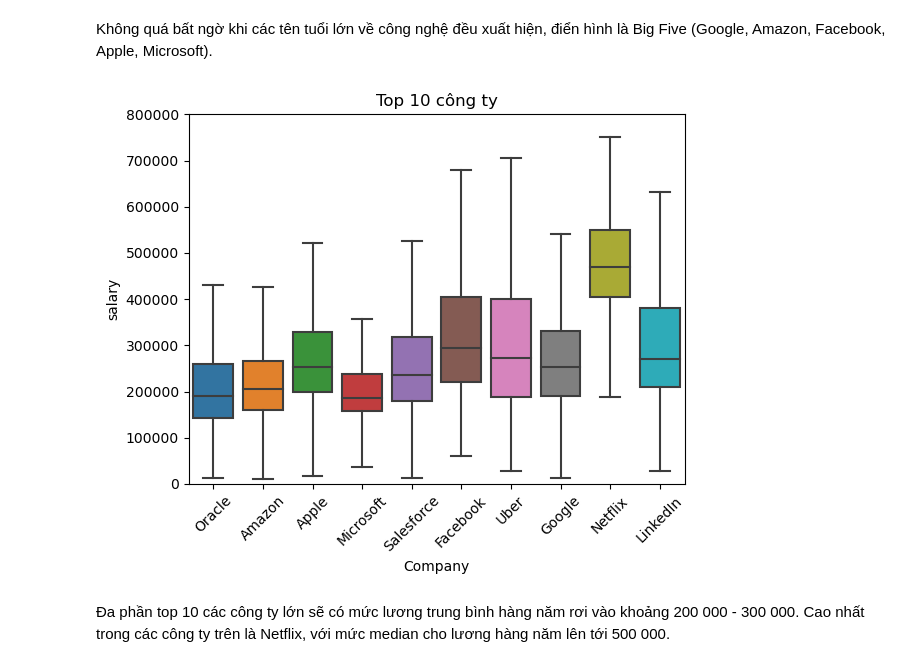
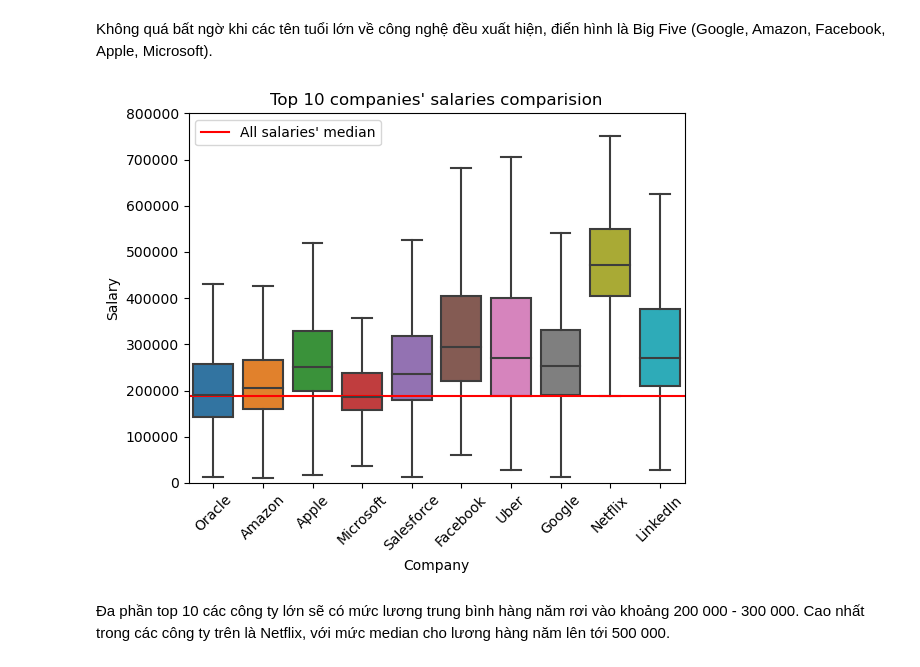
Before and after one commit to hoangvo1902/CSC17104_PROGRAMMING-FOR-DATA-SCIENCE, a Jupyter notebook: Final-project-_Preprocessing.ipynb, the cells around one changed output. Saved outputs shown, nothing was run; the diff lists cells and outputs as text; code cells hidden in the pictures.

```diff
--- a/Final-project-_Preprocessing.ipynb
+++ b/Final-project-_Preprocessing.ipynb
@@ -335,3 +335,7 @@ salary_df['Some_College'].plot(kind='box', vert = False)
 # Questioning
 # %% [markdown]
 ---
+# %%
+values = ['Other', 'Title: Senior Software Engineer']
+salary_df = salary_df[salary_df.gender.isin(values) == False]
+salary_df['gender'].unique()
@@ -338 +354,3 @@ salary_df['Some_College'].plot(kind='box', vert = False)
+# %%
+salary_df['gender'] = salary_df['gender'].fillna(method='backfill')
 # %% [markdown]
@@ -373,18 +391,22 @@ Không quá bất ngờ khi các tên tuổi lớn về công nghệ đều xu
 # %%
 #plt.figure(figsize=(14,10))
 
 df_company = salary_df[salary_df['company'].isin(top10_company.keys())]
 fig = sns.boxplot(x='company', y='totalyearlycompensation', data=df_company, showfliers = False)
+plt.title('Top 10 companies\' salaries comparision')
+plt.xlabel('Company')
+plt.ylabel('Salary')
+plt.xticks(rotation = 45)
 
-plt.title('Top 10 công ty')
-plt.xlabel('Company')
-plt.ylabel('salary')
-plt.xticks(rotation = 45)
+median_salary = salary_df['totalyearlycompensation'].median()
+plt.axhline(y=median_salary, color='r', linestyle='-', label='All salaries\' median')
+plt.legend()
+
 fig.axis(ymin=0, ymax=800000);
 
 plt.show()
 # %% [output]
-[figure, old version]
+[figure, new version]
 # %% [markdown]
 Đa phần top 10 các công ty lớn sẽ có mức lương trung bình hàng năm rơi vào khoảng 200 000 - 300 000. Cao nhất trong các công ty trên là Netflix, với mức median cho lương hàng năm lên tới 500 000.
 # %% [markdown]
```
Also changed, not shown: parts of 9 cells of this notebook.
